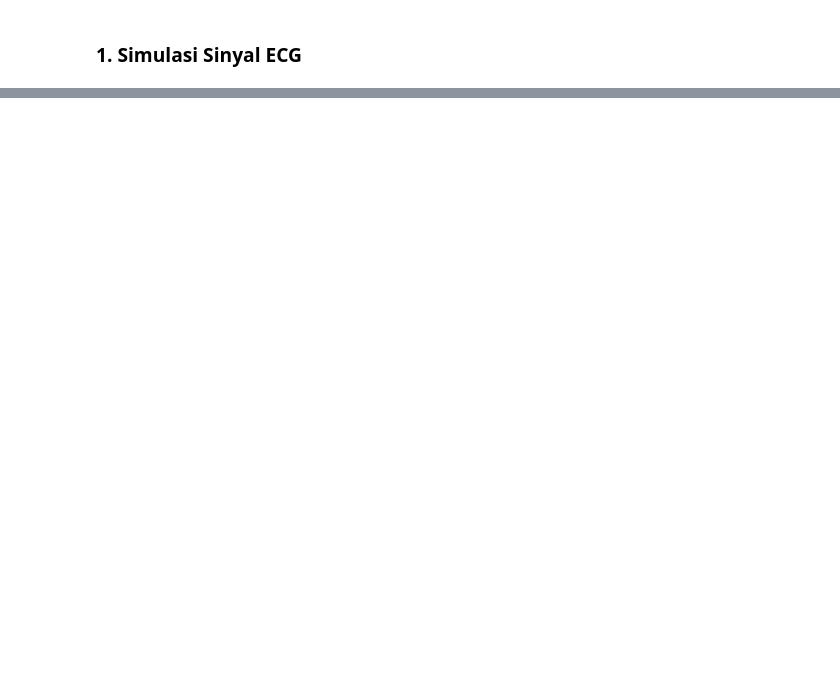
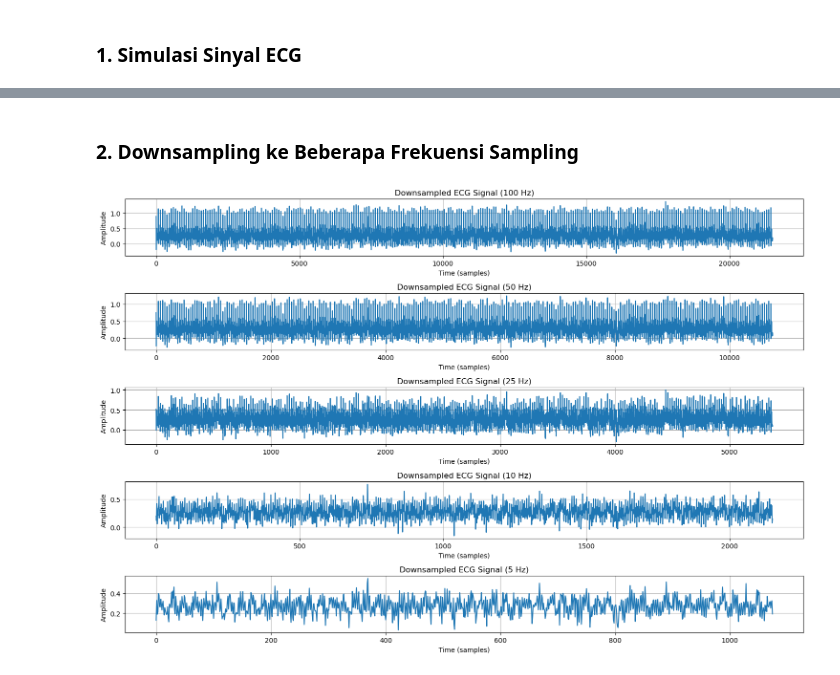
Before and after one commit to 121140215-ghaza/IF3024, a Jupyter notebook: blob/master/121140215_ho1.ipynb, the cells around one changed output, grey strips where cells are left out. Drawn from its saved outputs; the diff is of its cells as text; code cells hidden in the pictures; blank space fills up the shorter version.

```diff
--- a/blob/master/121140215_ho1.ipynb
+++ b/blob/master/121140215_ho1.ipynb
@@ -308,0 +316,25 @@ plt.show()
+# %% [markdown]
+### 2. Downsampling ke Beberapa Frekuensi Sampling
+# %%
+# Downsampling Rates
+downsampling_rates = [100, 50, 25, 10, 5]
+
+# Function for Downsampling
+def downsample_signal(signal, original_rate, new_rate):
+    num_samples = int(len(signal) * new_rate / original_rate)
+    return resample(signal, num_samples)
+
+# Downsample and Plot
+plt.figure(figsize=(15, 10))
+for i, rate in enumerate(downsampling_rates):
+    downsampled_signal = downsample_signal(ecg_signal, sampling_rate, rate)
+    plt.subplot(len(downsampling_rates), 1, i + 1)
+    plt.plot(downsampled_signal)
+    plt.title(f"Downsampled ECG Signal ({rate} Hz)")
+    plt.xlabel("Time (samples)")
+    plt.ylabel("Amplitude")
+    plt.grid(True)
+plt.tight_layout()
+plt.show()
+# %% [output]
+[figure, added]
```
Also changed, not shown: parts of 7 cells of this notebook.
